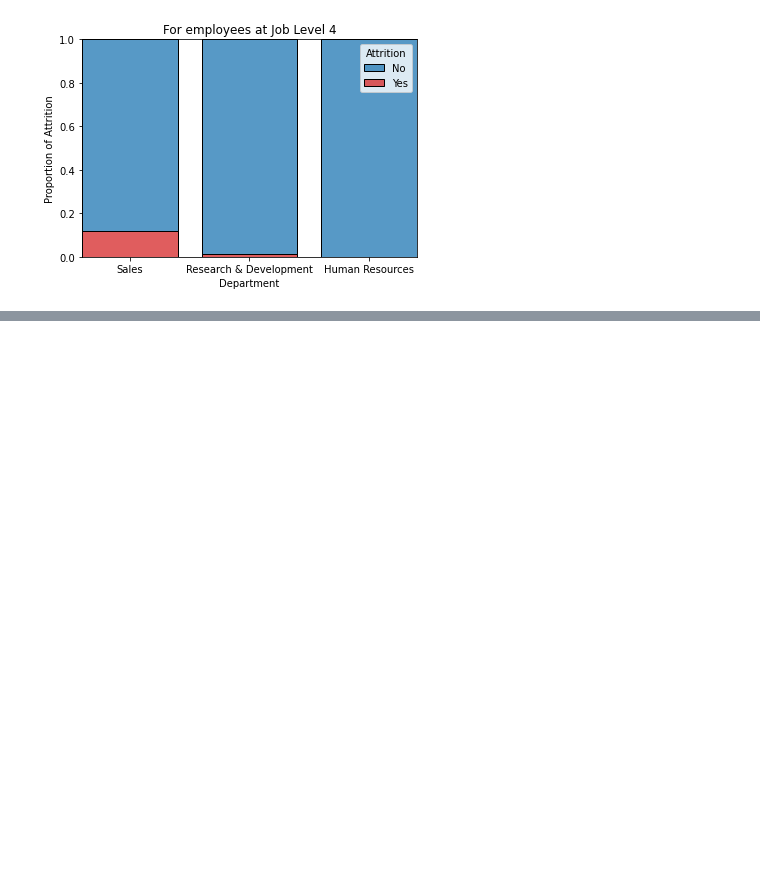
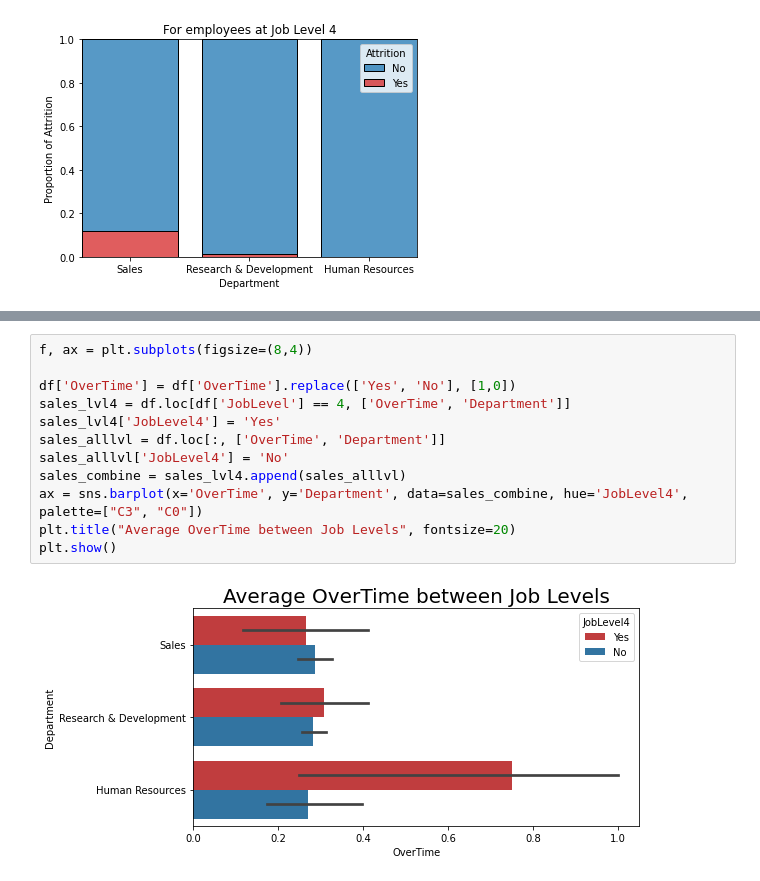
Before and after one commit to Wincenttjoi/employee-data-visualization, a Jupyter notebook: Final.ipynb, the cells around one changed output, grey strips where cells are left out. Cells and saved outputs as stored; diff of their text form; blank space fills up the shorter version.

```diff
--- a/Final.ipynb
+++ b/Final.ipynb
@@ -183,0 +181,14 @@ plt.show()
+# %%
+f, ax = plt.subplots(figsize=(8,4))
+
+df['OverTime'] = df['OverTime'].replace(['Yes', 'No'], [1,0])
+sales_lvl4 = df.loc[df['JobLevel'] == 4, ['OverTime', 'Department']]
+sales_lvl4['JobLevel4'] = 'Yes'
+sales_alllvl = df.loc[:, ['OverTime', 'Department']]
+sales_alllvl['JobLevel4'] = 'No'
+sales_combine = sales_lvl4.append(sales_alllvl)
+ax = sns.barplot(x='OverTime', y='Department', data=sales_combine, hue='JobLevel4', palette=["C3", "C0"])
+plt.title("Average OverTime between Job Levels", fontsize=20)
+plt.show()
+# %% [output]
+[figure, added]
```
Also changed, not shown: parts of 7 cells of this notebook.
